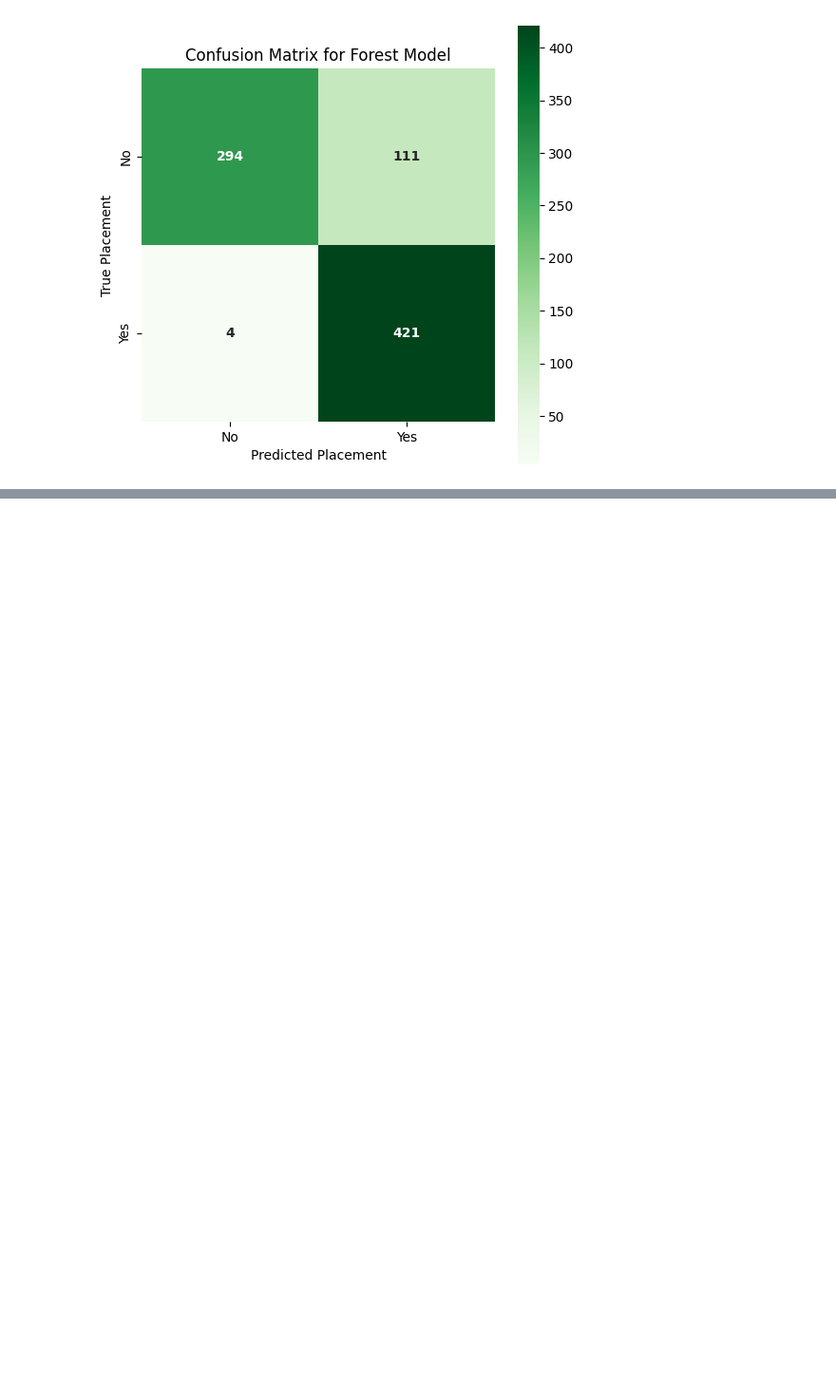
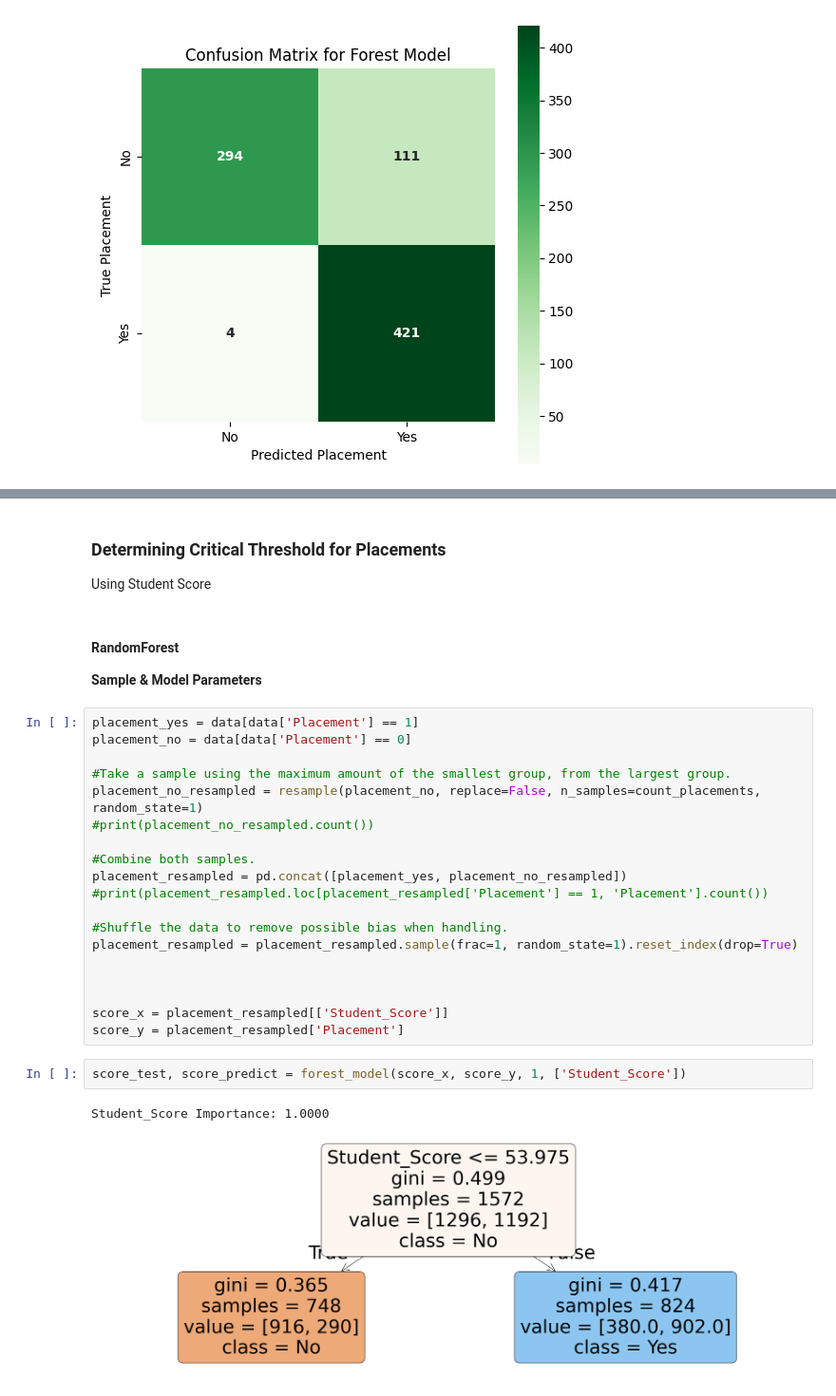
Before and after one commit to Chungj2000/DataAnalysis, a Jupyter notebook: Kaggle/College Student Placement Factors/Workbook.ipynb, the cells around one changed output, grey strips where cells are left out. Shown at 95% size. Drawn from its saved outputs; the diff is of its cells as text; blank space fills up the shorter version.

```diff
--- a/Kaggle/College Student Placement Factors/Workbook.ipynb
+++ b/Kaggle/College Student Placement Factors/Workbook.ipynb
@@ -776,0 +895,30 @@ Validation
+# %% [markdown]
+### Determining Critical Threshold for Placements ###
+Using Student Score
+# %% [markdown]
+#### RandomForest ####
+**Sample & Model Parameters**
+# %%
+placement_yes = data[data['Placement'] == 1]
+placement_no = data[data['Placement'] == 0]
+
+#Take a sample using the maximum amount of the smallest group, from the largest group.
+placement_no_resampled = resample(placement_no, replace=False, n_samples=count_placements, random_state=1)
+#print(placement_no_resampled.count())
+
+#Combine both samples.
+placement_resampled = pd.concat([placement_yes, placement_no_resampled])
+#print(placement_resampled.loc[placement_resampled['Placement'] == 1, 'Placement'].count())
+
+#Shuffle the data to remove possible bias when handling.
+placement_resampled = placement_resampled.sample(frac=1, random_state=1).reset_index(drop=True)
+
+
+
+score_x = placement_resampled[['Student_Score']]
+score_y = placement_resampled['Placement']
+# %%
+score_test, score_predict = forest_model(score_x, score_y, 1, ['Student_Score'])
+# %% [output]
+Student_Score Importance: 1.0000
+[figure, added]
```
Also changed, not shown: parts of 18 cells of this notebook.
